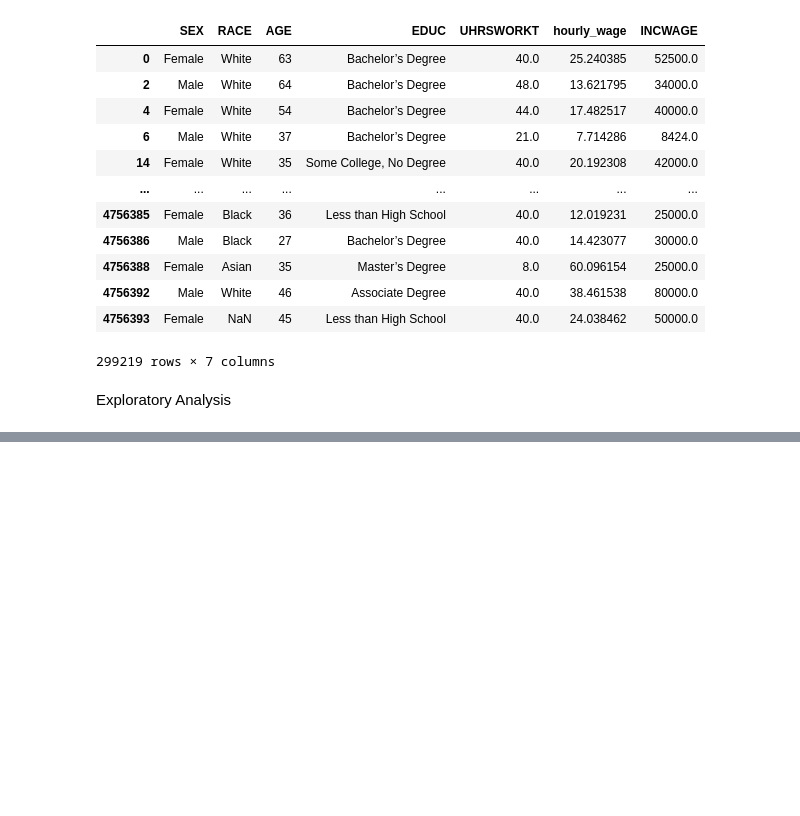
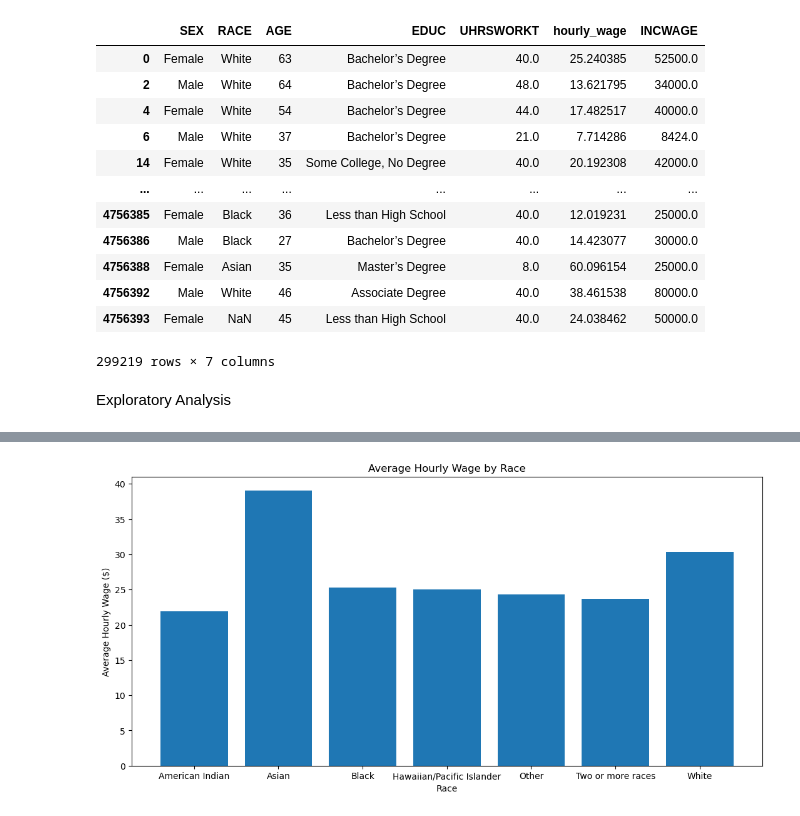
Before and after one commit to ShivaSaiV/Labor-Economics-Project, a Jupyter notebook: project.ipynb, the cells around one changed output, grey strips where cells are left out. Cells and saved outputs as stored; diff of their text form; code cells hidden in the pictures; blank space fills up the shorter version.

```diff
--- a/project.ipynb
+++ b/project.ipynb
@@ -123,0 +163,13 @@ Exploratory Analysis
+# %%
+# Wage Distribution by Race
+race_wage = workers.groupby('RACE')['hourly_wage'].mean()
+
+plt.figure(figsize=(13,6))
+plt.bar(race_wage.index, race_wage.values)
+plt.title('Average Hourly Wage by Race')
+plt.xlabel('Race')
+plt.ylabel('Average Hourly Wage ($)')
+plt.savefig("wage_by_race.png")
+plt.show()
+# %% [output]
+[figure, added]
```
Also changed, not shown: parts of 8 cells of this notebook, 4 other files.
